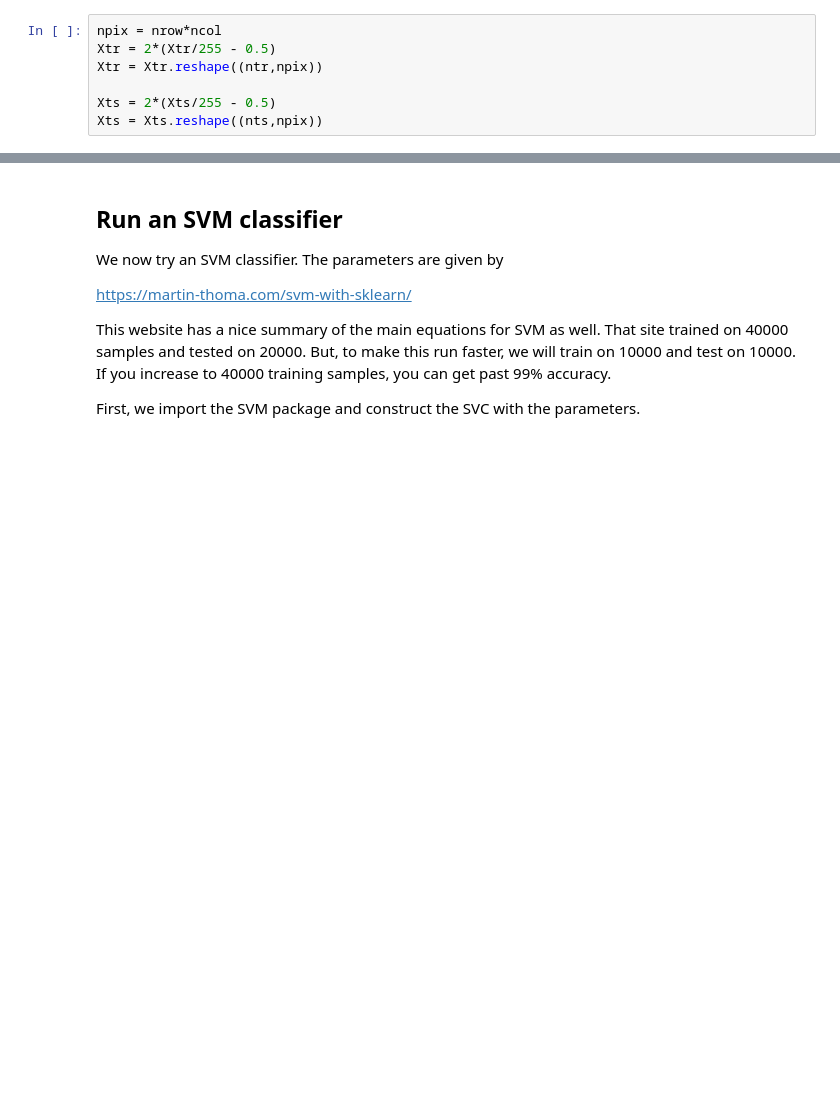
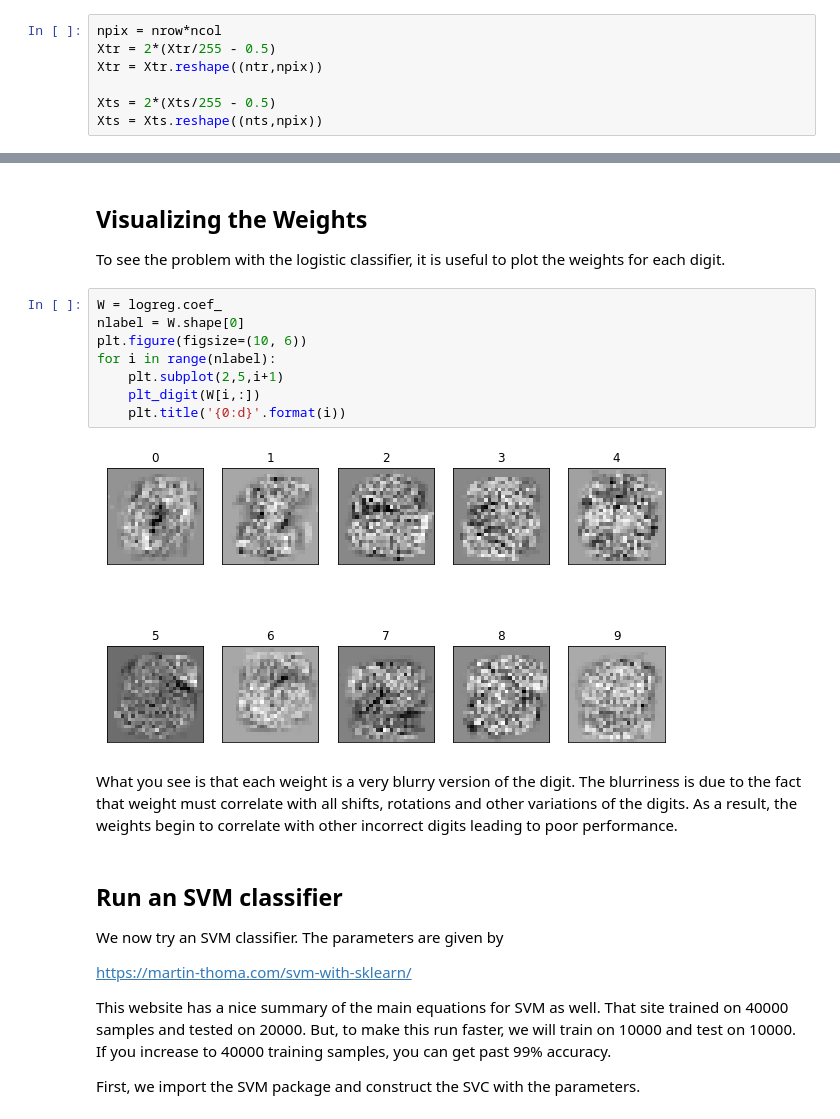
Before and after one commit to nyu-ds1003/mlcourse, a Jupyter notebook: labs/04-20210224-SVM/04-20210224-SVM-MNIST.ipynb, the cells around one changed output, grey strips where cells are left out. Drawn from its saved outputs; the diff is of its cells as text; blank space fills up the shorter version.

```diff
--- a/labs/04-20210224-SVM/04-20210224-SVM-MNIST.ipynb
+++ b/labs/04-20210224-SVM/04-20210224-SVM-MNIST.ipynb
@@ -74,3 +163,19 @@ for i in range(nplt):
+# %% [markdown]
+## Visualizing the Weights
+
+To see the problem with the logistic classifier, it is useful to plot the weights for each digit.
+# %%
+W = logreg.coef_
+nlabel = W.shape[0]
+plt.figure(figsize=(10, 6))
+for i in range(nlabel):
+    plt.subplot(2,5,i+1)
+    plt_digit(W[i,:])
+    plt.title('{0:d}'.format(i))
+# %% [output]
+[figure, added]
+# %% [markdown]
+What you see is that each weight is a very blurry version of the digit.  The blurriness is due to the fact that weight must correlate with all shifts, rotations and other variations of the digits.  As a result, the weights begin to correlate with other incorrect digits leading to poor performance.
 # %% [markdown]
 ## Run an SVM classifier
 
```
Also changed, not shown: parts of 23 cells of this notebook.
